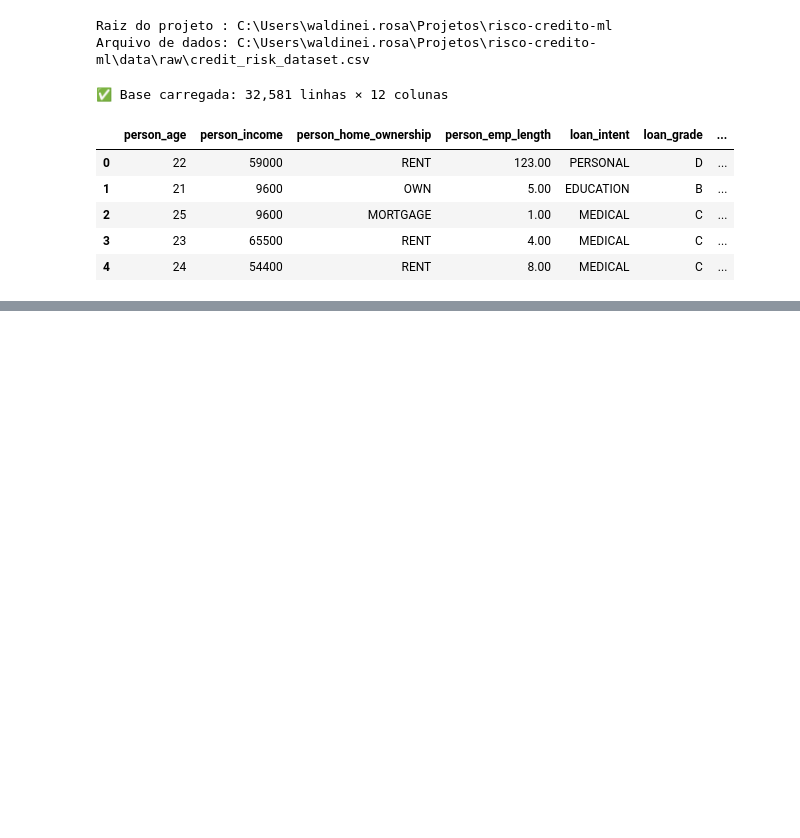
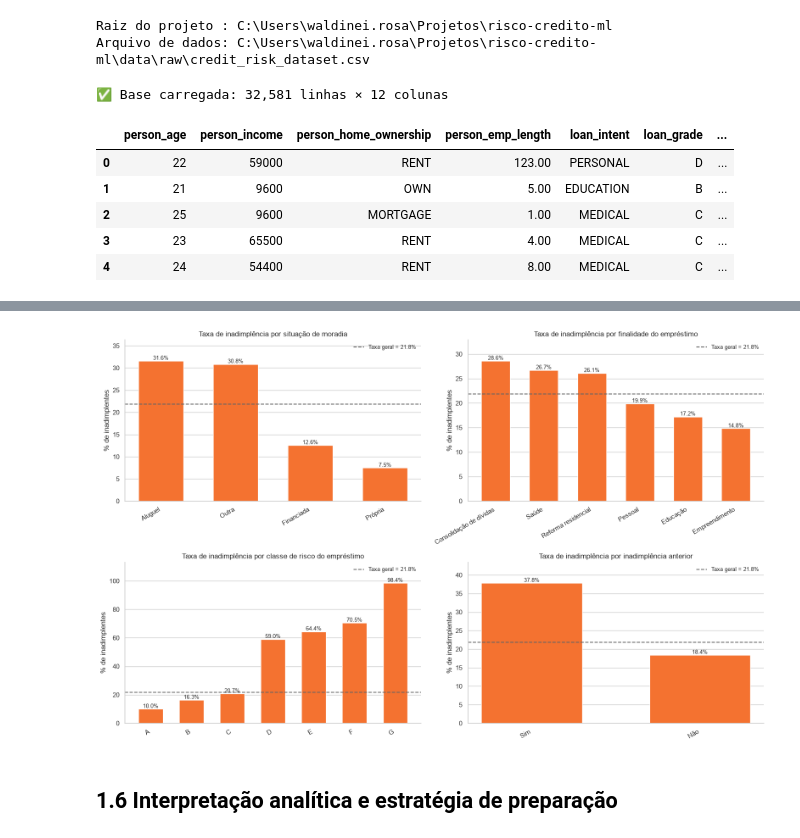
Before and after one commit to waldineilameira-lab/risco-credito-ml, a Jupyter notebook: notebooks/pipeline_risco_credito.ipynb, the cells around one changed output, grey strips where cells are left out. Cells and saved outputs as stored; diff of their text form; code cells hidden in the pictures; blank space fills up the shorter version.

```diff
--- a/notebooks/pipeline_risco_credito.ipynb
+++ b/notebooks/pipeline_risco_credito.ipynb
@@ -139,0 +636,59 @@ df.head()
+# %%
+# ============================================================
+# Gráfico 4: taxa de inadimplência (%) por categoria
+# ============================================================
+
+taxa_geral = df[ALVO].mean() * 100  # taxa média de inadimplência da base inteira
+
+fig, axes = plt.subplots(2, 2, figsize=(16, 10))
+axes = axes.flatten()
+
+for ax, col in zip(axes, col_categoricas):
+    # Média do alvo por categoria = proporção de inadimplentes no grupo
+    taxa = df.groupby(col)[ALVO].mean().mul(100)
+
+    # loan_grade é ORDINAL (A < B < ... < G): mantém a ordem natural das classes.
+    # As demais são ordenadas da maior para a menor taxa, para facilitar a leitura.
+    taxa = (
+        taxa.sort_index() if col == "loan_grade" else taxa.sort_values(ascending=False)
+    )
+
+    rotulos_x = [
+        traduz_categoria(col, str(v)) for v in taxa.index
+    ]  # categorias em português
+    barras = ax.bar(rotulos_x, taxa.tolist(), color=COR_INADIMPLENTE, width=0.6)
+    ax.axhline(
+        taxa_geral,
+        color=COR_NEUTRA,
+        linestyle="--",
+        linewidth=1.5,
+        label=f"Taxa geral = {taxa_geral:.1f}%",
+    )
+
+    # Rótulo percentual em cada barra
+    for barra, valor in zip(barras, taxa.tolist()):
+        ax.text(
+            barra.get_x() + barra.get_width() / 2,
+            barra.get_height(),
+            f"{valor:.1f}%",
+            ha="center",
+            va="bottom",
+            fontsize=9,
+        )
+
+    ax.set_title(f"Taxa de inadimplência por {ROTULOS[col].lower()}", fontsize=12)
+    ax.set_ylabel("% de inadimplentes")
+    ax.set_ylim(0, taxa.max() * 1.15)
+    ax.tick_params(axis="x", rotation=30)
+    plt.setp(ax.get_xticklabels(), ha="right")  # alinha rótulos inclinados à barra
+    ax.grid(axis="x", visible=False)  # remove linhas verticais que cortariam as barras
+    ax.legend(frameon=False, fontsize=9)
+    sns.despine(ax=ax)
+
+fig.tight_layout()
+fig.savefig(PASTA_FIGURAS / "04_inadimplencia_por_categoria.png", bbox_inches="tight")
+plt.show()
+# %% [output]
+[figure, added]
+# %% [markdown]
+## 1.6 Interpretação analítica e estratégia de preparação
```
Also changed, not shown: parts of 26 cells of this notebook, 4 other files.
